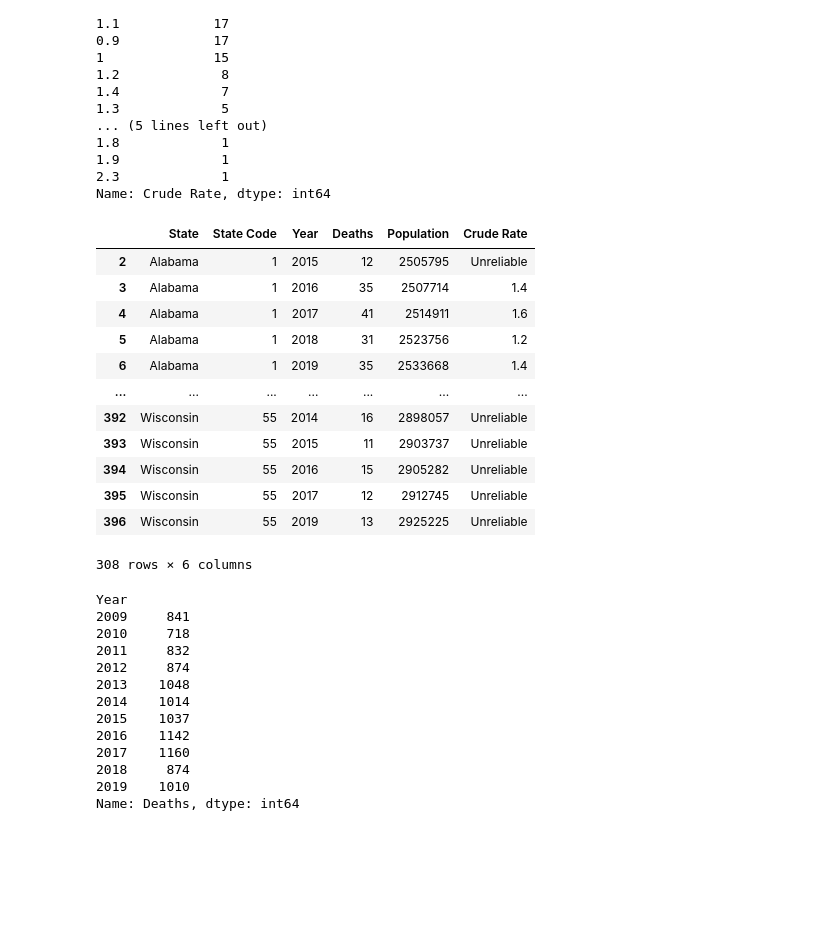
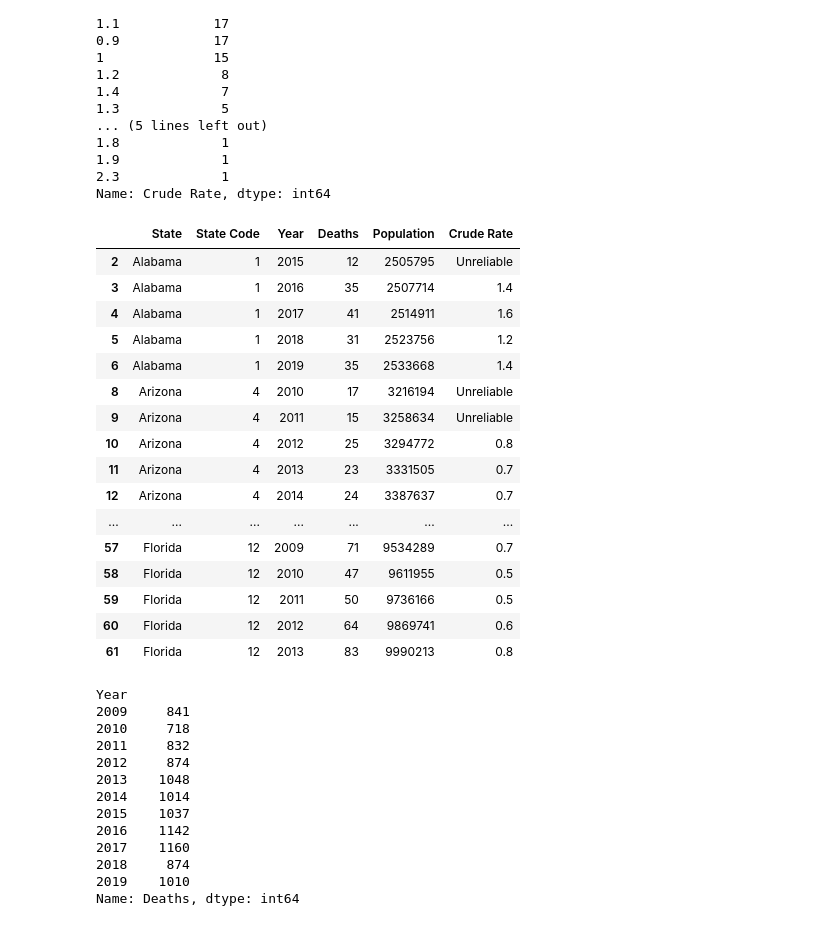
Before and after one commit to LeeProut/US-Maternal-Mortality, a Jupyter notebook: MMR_CDC.ipynb, the cells around one changed output. Drawn from its saved outputs; the diff is of its cells as text; code cells hidden in the pictures; blank space fills up the shorter version.

```diff
--- a/MMR_CDC.ipynb
+++ b/MMR_CDC.ipynb
@@ -111,22 +113,26 @@ Name: Crude Rate, dtype: int64
 # %%
 #use .loc to find just the years 2009-2019
 columns = ['State', 'State Code', 'Year', 'Deaths', 'Population', 'Crude Rate']
 mmr_range_df = mmr_df.loc[mmr_df["Year"] >= 2009, columns]
-mmr_range_df
+mmr_range_df.head(50)
 # %% [output]
 |  | State | State Code | Year | Deaths | Population | Crude Rate |
 | 2 | Alabama | 1 | 2015 | 12 | 2505795 | Unreliable |
 | 3 | Alabama | 1 | 2016 | 35 | 2507714 | 1.4 |
 | 4 | Alabama | 1 | 2017 | 41 | 2514911 | 1.6 |
 | 5 | Alabama | 1 | 2018 | 31 | 2523756 | 1.2 |
 | 6 | Alabama | 1 | 2019 | 35 | 2533668 | 1.4 |
+| 8 | Arizona | 4 | 2010 | 17 | 3216194 | Unreliable |
+| 9 | Arizona | 4 | 2011 | 15 | 3258634 | Unreliable |
+| 10 | Arizona | 4 | 2012 | 25 | 3294772 | 0.8 |
+| 11 | Arizona | 4 | 2013 | 23 | 3331505 | 0.7 |
+| 12 | Arizona | 4 | 2014 | 24 | 3387637 | 0.7 |
 | ... | ... | ... | ... | ... | ... | ... |
-| 392 | Wisconsin | 55 | 2014 | 16 | 2898057 | Unreliable |
-| 393 | Wisconsin | 55 | 2015 | 11 | 2903737 | Unreliable |
-| 394 | Wisconsin | 55 | 2016 | 15 | 2905282 | Unreliable |
-| 395 | Wisconsin | 55 | 2017 | 12 | 2912745 | Unreliable |
-| 396 | Wisconsin | 55 | 2019 | 13 | 2925225 | Unreliable |
+| 57 | Florida | 12 | 2009 | 71 | 9534289 | 0.7 |
+| 58 | Florida | 12 | 2010 | 47 | 9611955 | 0.5 |
+| 59 | Florida | 12 | 2011 | 50 | 9736166 | 0.5 |
+| 60 | Florida | 12 | 2012 | 64 | 9869741 | 0.6 |
+| 61 | Florida | 12 | 2013 | 83 | 9990213 | 0.8 |
-308 rows × 6 columns
 # %%
 #use groupby year to find total deaths for each year
 year_totals = mmr_range_df.groupby(["Year"])
```
Also changed, not shown: parts of 9 cells of this notebook, 1 other file.
